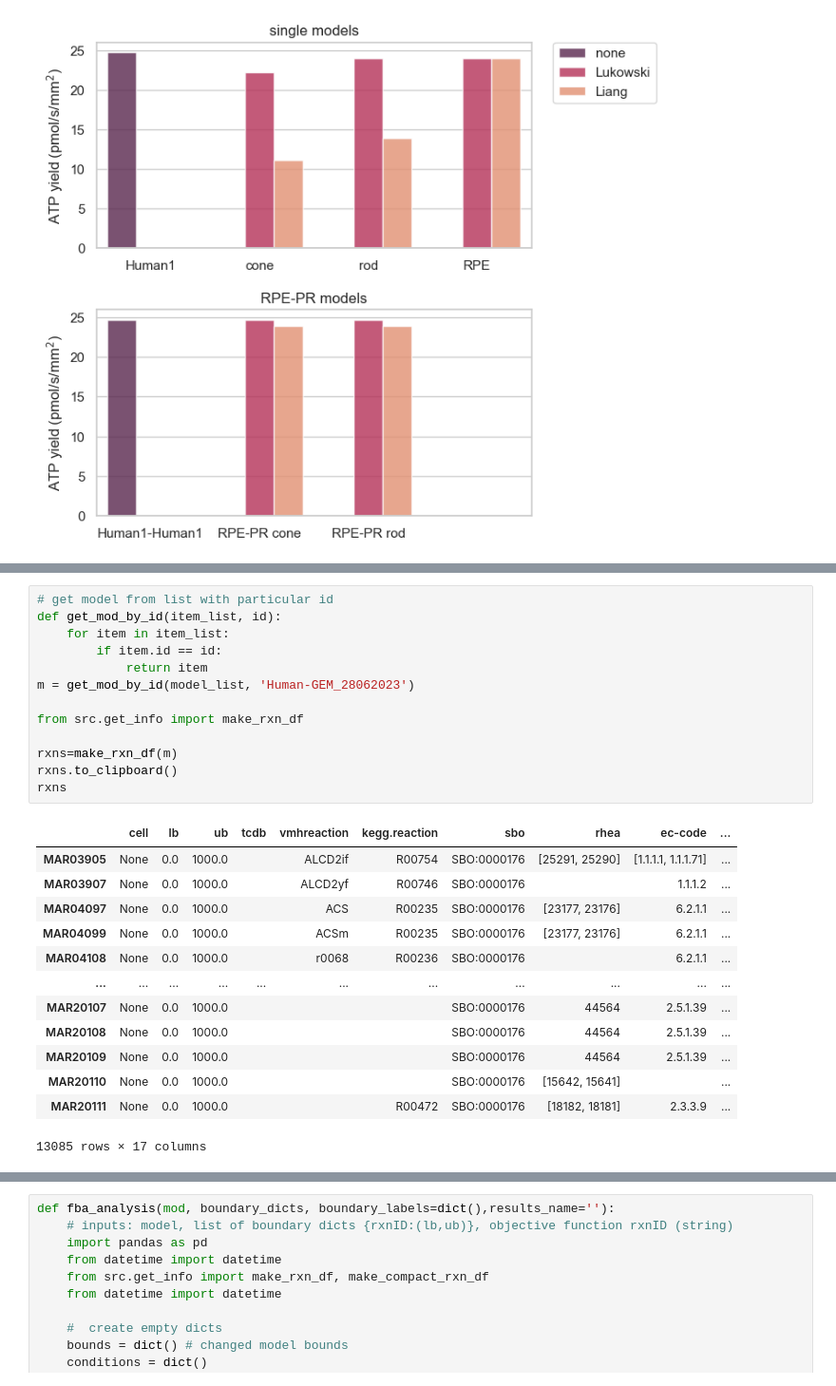
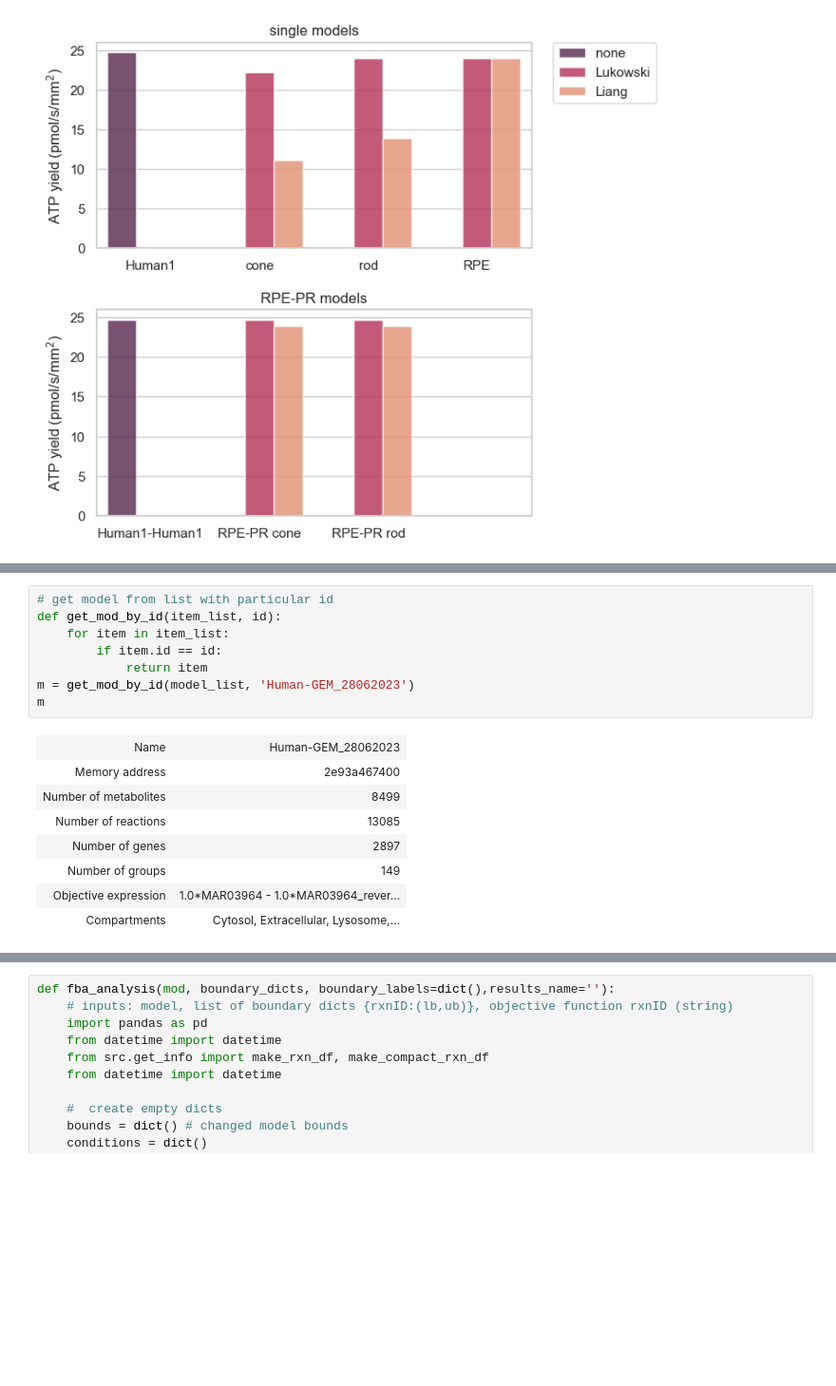
Before and after one commit to stellaprins/Human1_RPE-PR, a Jupyter notebook: jupyter/RPE-PR/test_sampling_oxphos_glucolysis.ipynb, the cells around one changed output, grey strips where cells are left out. Shown: that part at 95% size. Cells and saved outputs as stored; diff of their text form; blank space fills up the shorter version.

```diff
--- a/jupyter/RPE-PR/test_sampling_oxphos_glucolysis.ipynb
+++ b/jupyter/RPE-PR/test_sampling_oxphos_glucolysis.ipynb
@@ -499,27 +819,17 @@ KeyboardInterrupt:
 # %%
 # get model from list with particular id
 def get_mod_by_id(item_list, id):
     for item in item_list:
         if item.id == id:
             return item
 m = get_mod_by_id(model_list, 'Human-GEM_28062023')
-
-from src.get_info import make_rxn_df
-
-rxns=make_rxn_df(m)
-rxns.to_clipboard()
-rxns
+m
 # %% [output]
-|  | cell | lb | ub | tcdb | vmhreaction | kegg.reaction | sbo | rhea | ec-code | ... |
-| MAR03905 | None | 0.0 | 1000.0 |  | ALCD2if | R00754 | SBO:0000176 | [25291, 25290] | [1.1.1.1, 1.1.1.71] | ... |
-| MAR03907 | None | 0.0 | 1000.0 |  | ALCD2yf | R00746 | SBO:0000176 |  | 1.1.1.2 | ... |
-| MAR04097 | None | 0.0 | 1000.0 |  | ACS | R00235 | SBO:0000176 | [23177, 23176] | 6.2.1.1 | ... |
-| MAR04099 | None | 0.0 | 1000.0 |  | ACSm | R00235 | SBO:0000176 | [23177, 23176] | 6.2.1.1 | ... |
-| MAR04108 | None | 0.0 | 1000.0 |  | r0068 | R00236 | SBO:0000176 |  | 6.2.1.1 | ... |
-| ... | ... | ... | ... | ... | ... | ... | ... | ... | ... | ... |
-| MAR20107 | None | 0.0 | 1000.0 |  |  |  | SBO:0000176 | 44564 | 2.5.1.39 | ... |
-| MAR20108 | None | 0.0 | 1000.0 |  |  |  | SBO:0000176 | 44564 | 2.5.1.39 | ... |
-| MAR20109 | None | 0.0 | 1000.0 |  |  |  | SBO:0000176 | 44564 | 2.5.1.39 | ... |
-| MAR20110 | None | 0.0 | 1000.0 |  |  |  | SBO:0000176 | [15642, 15641] |  | ... |
-| MAR20111 | None | 0.0 | 1000.0 |  |  | R00472 | SBO:0000176 | [18182, 18181] | 2.3.3.9 | ... |
+| Name | Human-GEM_28062023 |
+| Memory address | 2e93a467400 |
+| Number of metabolites | 8499 |
+| Number of reactions | 13085 |
+| Number of genes | 2897 |
+| Number of groups | 149 |
+| Objective expression | 1.0*MAR03964 - 1.0*MAR03964_rever... |
+| Compartments | Cytosol, Extracellular, Lysosome,... |
-13085 rows × 17 columns
```
Also changed, not shown: parts of 30 cells of this notebook.
